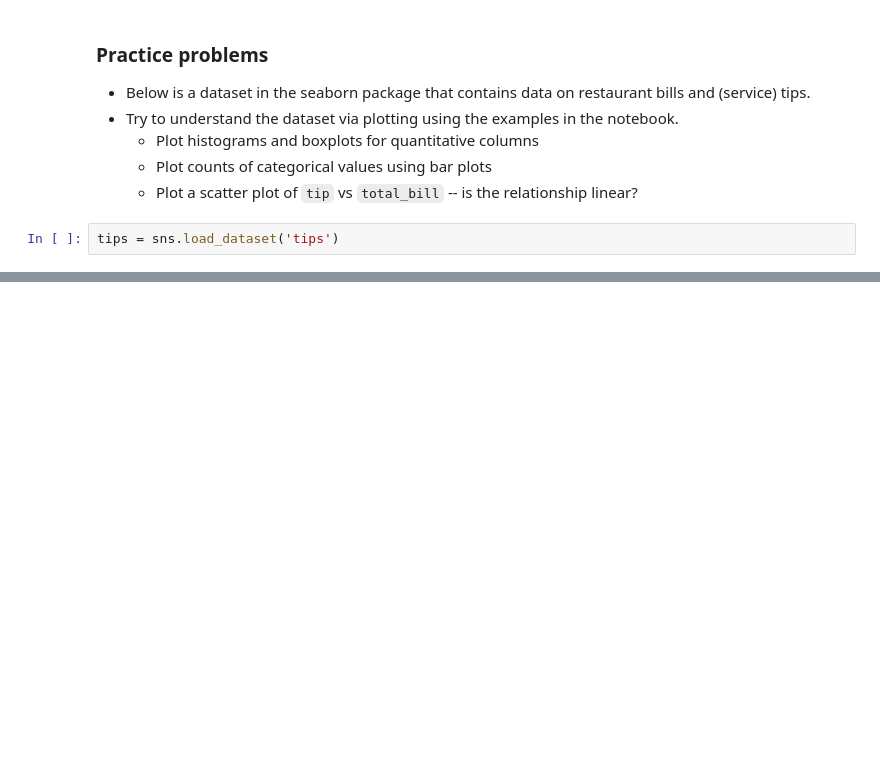
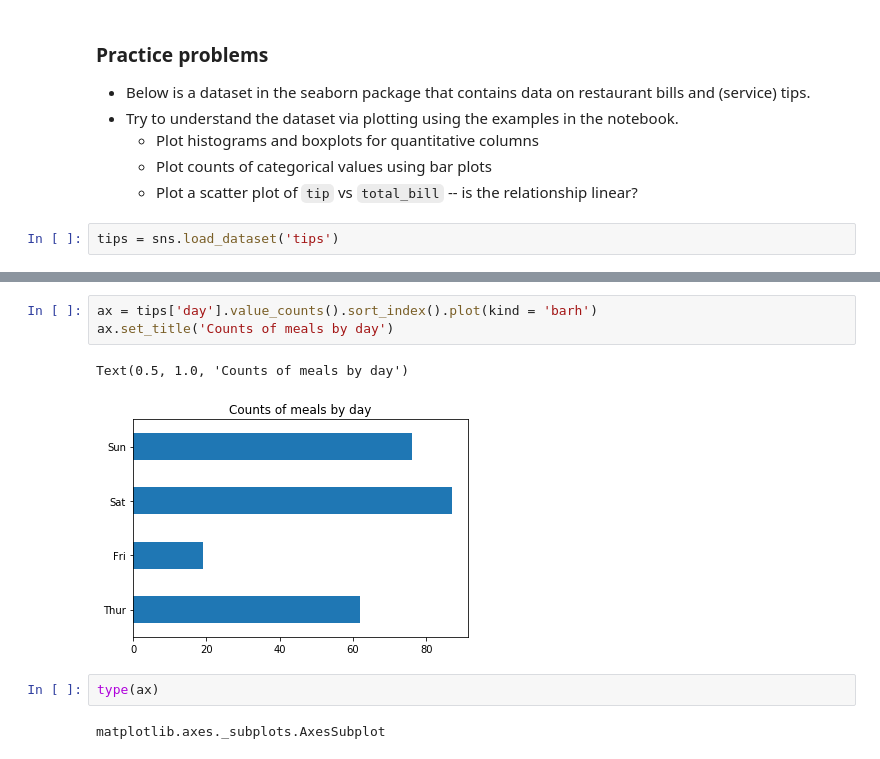
Before and after one commit to ucsd-ets/dsc80-fa20, a Jupyter notebook: Discussions/03/Discussion 03.ipynb, the cells around one changed output, grey strips where cells are left out. Cells and saved outputs as stored; diff of their text form; blank space fills up the shorter version.

```diff
--- a/Discussions/03/Discussion 03.ipynb
+++ b/Discussions/03/Discussion 03.ipynb
@@ -315,3 +435,13 @@ Plot the counts of meals in `tips` by day. Your plotting function, `plot_meal_by
+# %%
+ax = tips['day'].value_counts().sort_index().plot(kind = 'barh')
+ax.set_title('Counts of meals by day')
+# %% [output]
+Text(0.5, 1.0, 'Counts of meals by day')
+[figure, added]
+# %%
+type(ax)
+# %% [output]
+matplotlib.axes._subplots.AxesSubplot
 # %% [markdown]
 **Question 2**
 
```
Also changed, not shown: parts of 37 cells of this notebook, 34 other files.
